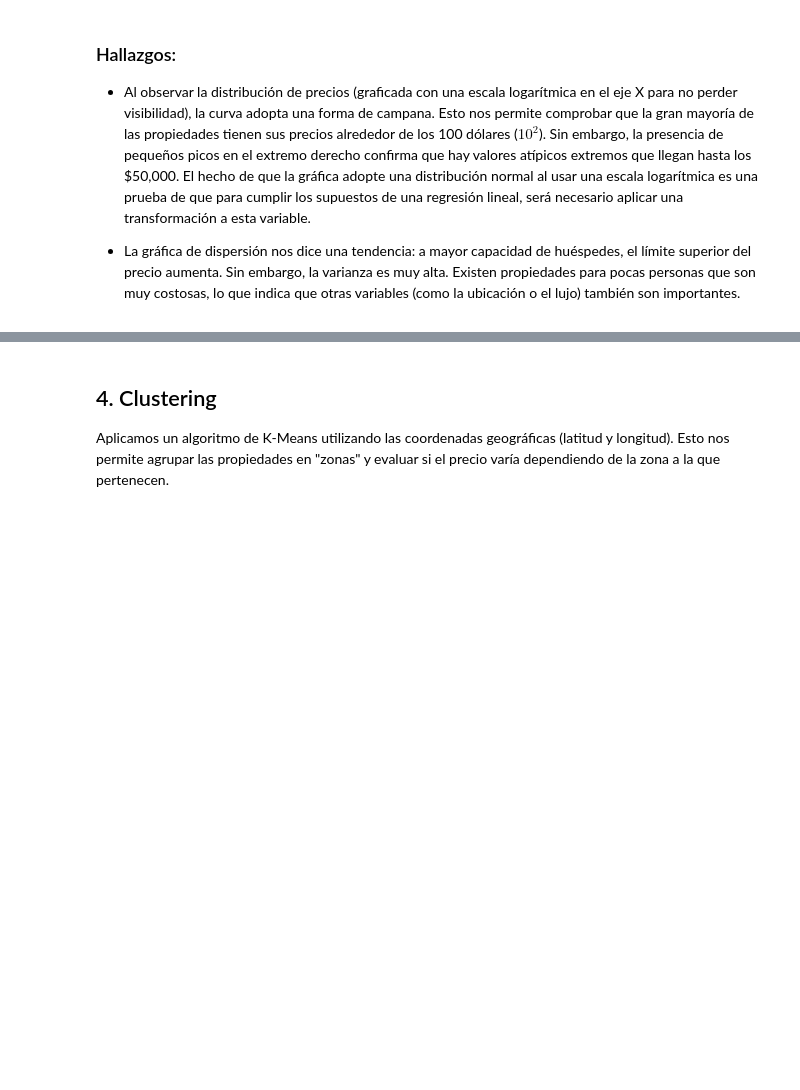
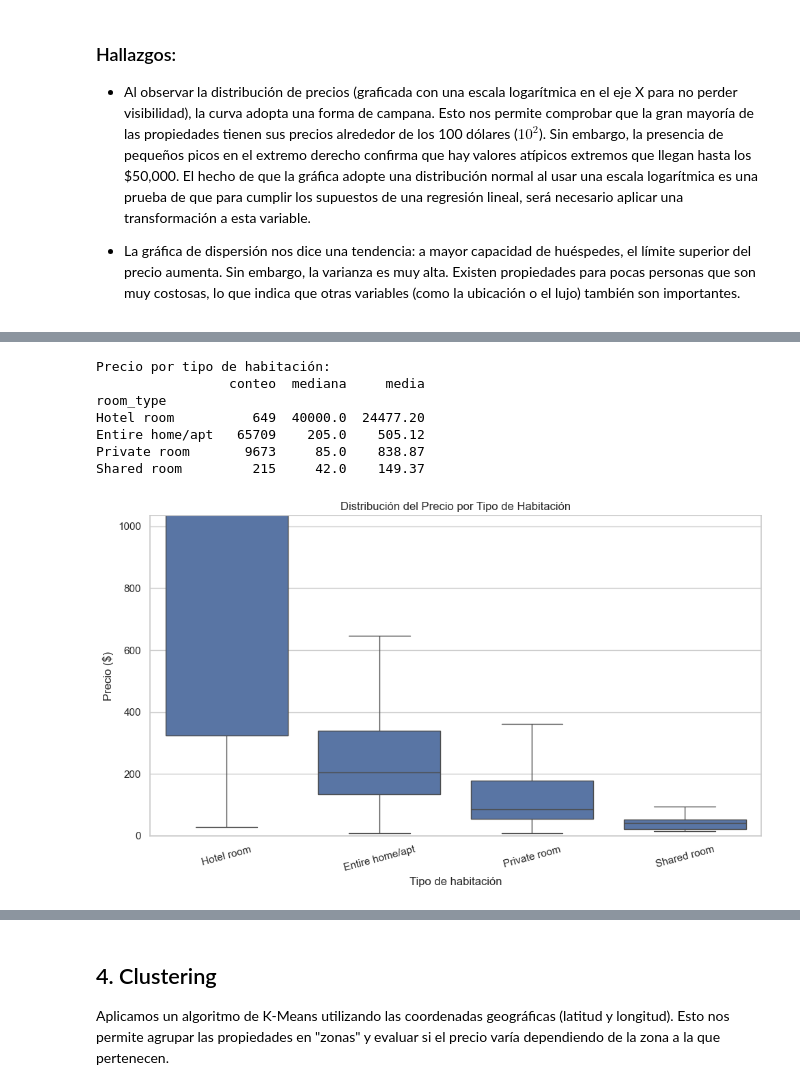
Before and after one commit to yosemm/Laboratorio3_Mineria, a Jupyter notebook: Analisis.ipynb, the cells around one changed output, grey strips where cells are left out. Saved outputs shown, nothing was run; the diff lists cells and outputs as text; code cells hidden in the pictures; blank space fills up the shorter version.

```diff
--- a/Analisis.ipynb
+++ b/Analisis.ipynb
@@ -88,9 +88,6 @@ df['price'] = df['price'].astype(str).str.replace(r'[\$,]', '', regex=True).str.
 df['price'] = pd.to_numeric(df['price'], errors='coerce')
 df_clean = df.dropna(subset=['price']).copy()
 
-# Eliminamos valores nulos en la variable respuesta
-df_clean = df.dropna(subset=['price']).copy()
-
 print(f"Tras limpiar los precios nulos, nos quedamos con {df_clean.shape[0]} registros útiles.")
 # %% [output]
 Tras limpiar los precios nulos, nos quedamos con 76246 registros útiles.
@@ -123,0 +149,34 @@ plt.show()
+# %%
+room_type_stats = (
+    df_clean.dropna(subset=['room_type'])
+    .groupby('room_type')['price']
+    .agg(conteo='count', mediana='median', media='mean')
+    .sort_values('mediana', ascending=False)
+    .round(2)
+)
+
+print('Precio por tipo de habitación:')
+print(room_type_stats)
+
+room_type_order = room_type_stats.index.tolist()
+room_type_plot = df_clean[df_clean['room_type'].isin(room_type_order)].copy()
+price_cap = room_type_plot['price'].quantile(0.95)
+
+plt.figure(figsize=(10, 6))
+sns.boxplot(data=room_type_plot, x='room_type', y='price', order=room_type_order, showfliers=False)
+plt.ylim(0, price_cap)
+plt.title('Distribución del Precio por Tipo de Habitación')
+plt.xlabel('Tipo de habitación')
+plt.ylabel('Precio ($)')
+plt.xticks(rotation=15)
+plt.tight_layout()
+plt.show()
+# %% [output]
+Precio por tipo de habitación:
+                 conteo  mediana     media
+room_type
+Hotel room          649  40000.0  24477.20
+Entire home/apt   65709    205.0    505.12
+Private room       9673     85.0    838.87
+Shared room         215     42.0    149.37
+[figure, added]
```
Also changed, not shown: parts of 6 cells of this notebook.
